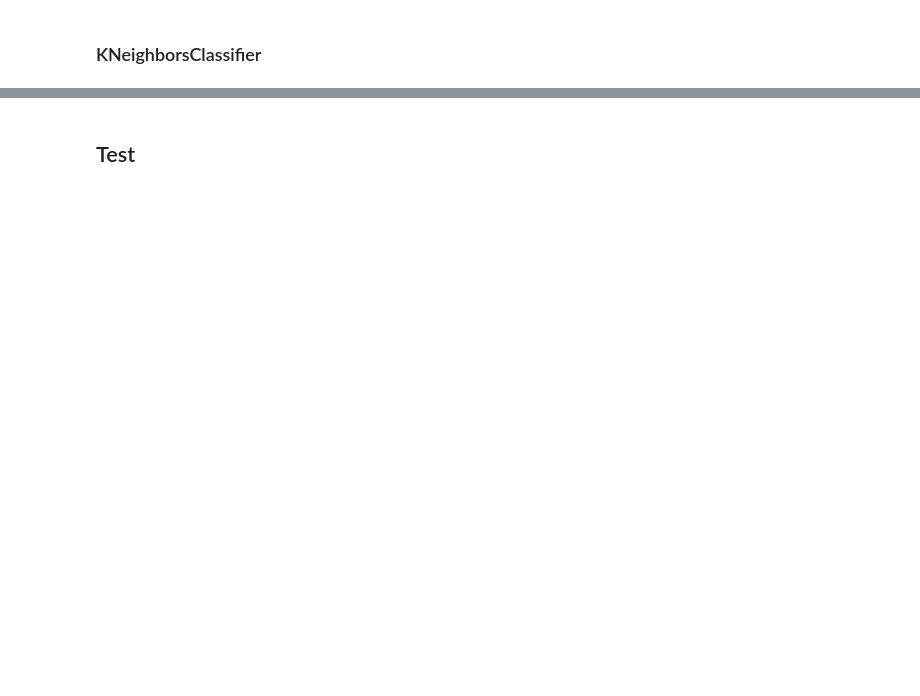
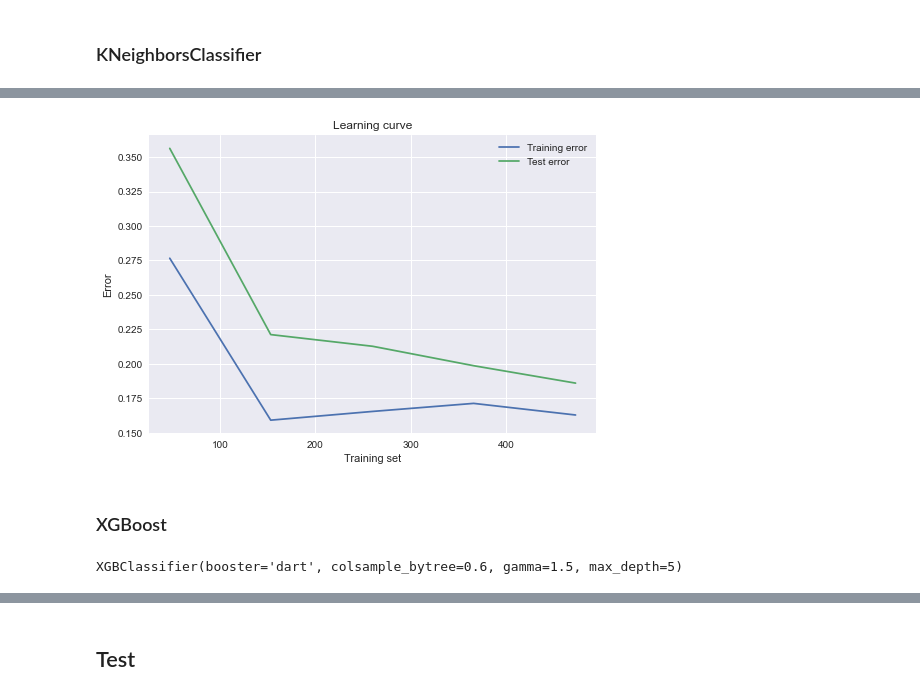
Before and after one commit to gastonzarate/titanic, a Jupyter notebook: main.ipynb, the cells around one changed output, grey strips where cells are left out. Saved outputs shown, nothing was run; the diff lists cells and outputs as text; code cells hidden in the pictures; blank space fills up the shorter version.

```diff
--- a/main.ipynb
+++ b/main.ipynb
@@ -371,0 +410,33 @@ print("Best pameters \n {}".format(best_parameters))
+# %%
+from sklearn.model_selection import learning_curve
+train_sizes, train_scores, test_scores = learning_curve(estimator=best_model,
+                    X=X_trainf,
+                    y=y_train,
+                    scoring = 'neg_mean_squared_error',
+                    cv=3,
+                    n_jobs=-1)
+#Gráfico la curva de aprendizaje
+plt.style.use('seaborn')
+plt.plot(train_sizes,-np.mean(train_scores,axis=1), label = 'Training error')
+plt.plot(train_sizes,-np.mean(test_scores ,axis=1), label = 'Test error')
+plt.xlabel("Training set")
+plt.ylabel("Error")
+plt.title("Learning curve")
+plt.legend()
+plt.show()
+# %% [output]
+[figure, added]
+# %% [markdown]
+### XGBoost
+# %%
+#Fitting XGBoost to the training set
+from xgboost import XGBClassifier
+best_model = XGBClassifier(booster='dart',
+                           colsample_bytree= 0.6,
+                           gamma=1.5,
+                           max_depth=5,
+                           min_child_weight=1,
+                           subsample= 1)
+best_model.fit(X_trainf,y_train)
+# %% [output]
+XGBClassifier(booster='dart', colsample_bytree=0.6, gamma=1.5, max_depth=5)
```
Also changed, not shown: parts of 20 cells of this notebook, 1 other file.
